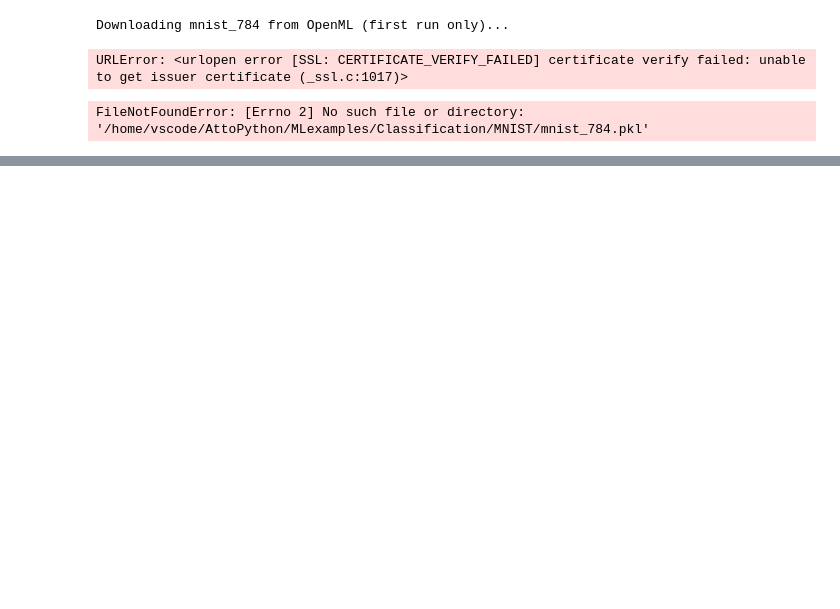
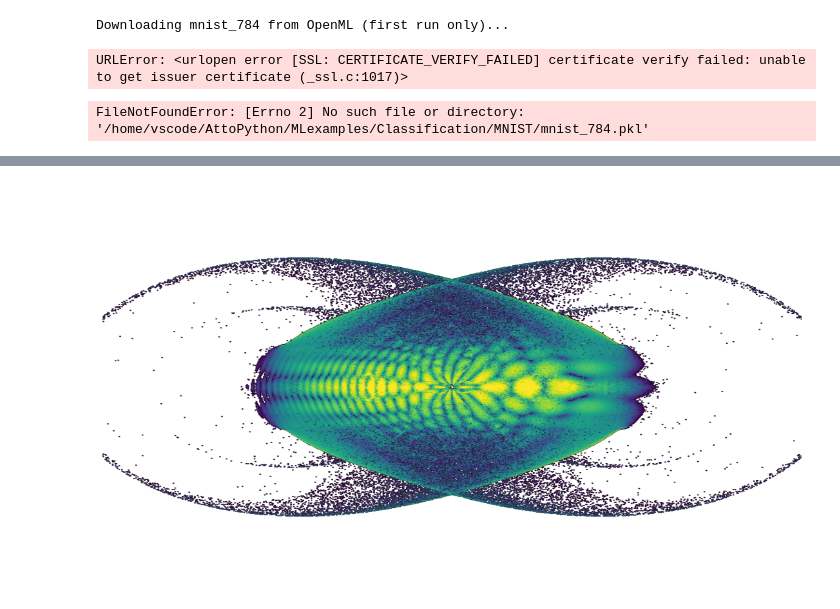
Before and after one commit to ucapbba/AttoPython, a Jupyter notebook: notebooks/examplesNeedData.ipynb, the cells around one changed output, grey strips where cells are left out. Saved outputs shown, nothing was run; the diff lists cells and outputs as text; code cells hidden in the pictures; blank space fills up the shorter version.

```diff
--- a/notebooks/examplesNeedData.ipynb
+++ b/notebooks/examplesNeedData.ipynb
@@ -99,0 +120,18 @@ print("Done")
+# %%
+from Source.Plotters.ContourPlot.ContourDataHelper import ContourDataHelper
+from Source.Base.BasePlotter import BasePlotter
+
+xRange, yRange = 750, 750
+_min, _max = 1e-4, 1e-1
+path = "/Data/140603.10/Data/"
+filename = "Amplitude_Grid_w2_1_1000_phi_0.025_750X750.dat"
+
+dataHelper = ContourDataHelper(path, filename, xRange, yRange, _min, _max)
+dataHelper.LoadToArray()
+dataHelper.CreateArray(7)
+dataHelper.Normalise()
+
+plotter = BasePlotter(dataHelper)
+plotter.PlotColourMesh()
+# %% [output]
+[figure, added]
```
Also changed, not shown: parts of 5 cells of this notebook, 3 other files.
